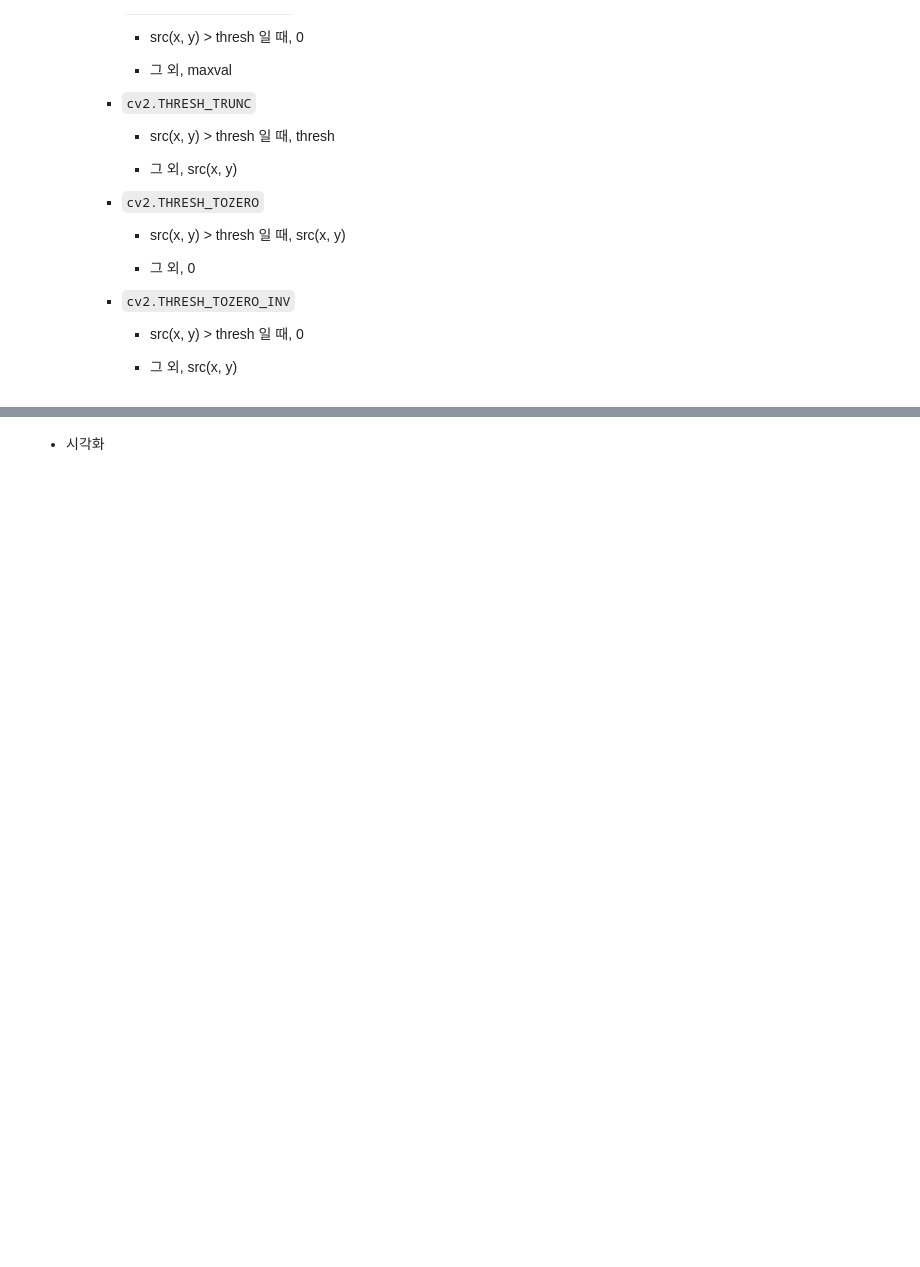
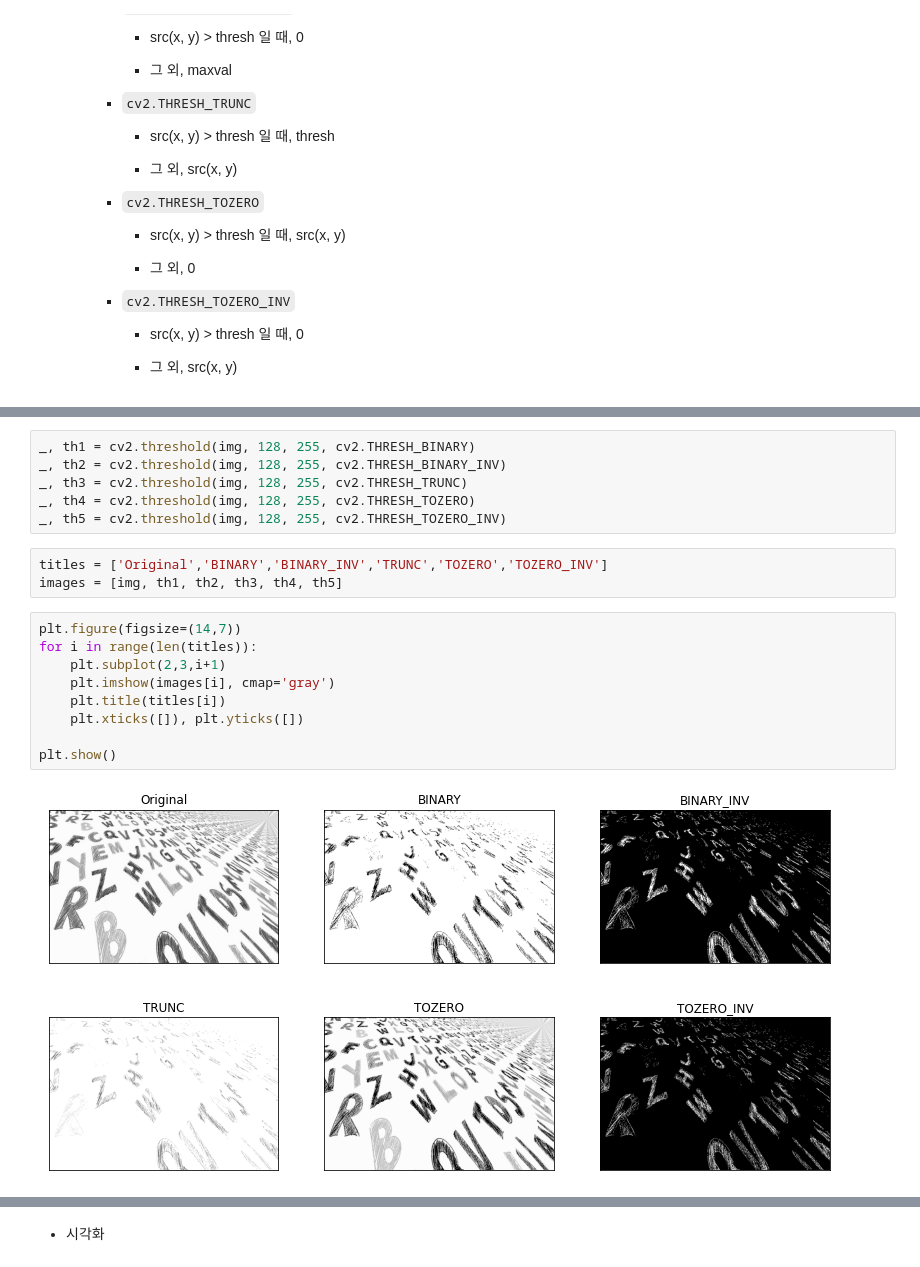
Before and after one commit to ckiekim/DeepLearning_2022_01, a Jupyter notebook: 11.OpenCV/06_이미지_이진화.ipynb, the cells around one changed output, grey strips where cells are left out. Cells and saved outputs as stored; diff of their text form; blank space fills up the shorter version.

```diff
--- a/11.OpenCV/06_이미지_이진화.ipynb
+++ b/11.OpenCV/06_이미지_이진화.ipynb
@@ -56 +74,21 @@
+# %%
+_, th1 = cv2.threshold(img, 128, 255, cv2.THRESH_BINARY)
+_, th2 = cv2.threshold(img, 128, 255, cv2.THRESH_BINARY_INV)
+_, th3 = cv2.threshold(img, 128, 255, cv2.THRESH_TRUNC)
+_, th4 = cv2.threshold(img, 128, 255, cv2.THRESH_TOZERO)
+_, th5 = cv2.threshold(img, 128, 255, cv2.THRESH_TOZERO_INV)
+# %%
+titles = ['Original','BINARY','BINARY_INV','TRUNC','TOZERO','TOZERO_INV']
+images = [img, th1, th2, th3, th4, th5]
+# %%
+plt.figure(figsize=(14,7))
+for i in range(len(titles)):
+    plt.subplot(2,3,i+1)
+    plt.imshow(images[i], cmap='gray')
+    plt.title(titles[i])
+    plt.xticks([]), plt.yticks([])
+
+plt.show()
+# %% [output]
+[figure, added]
 # %% [markdown]
```
Also changed, not shown: parts of 25 cells of this notebook.
